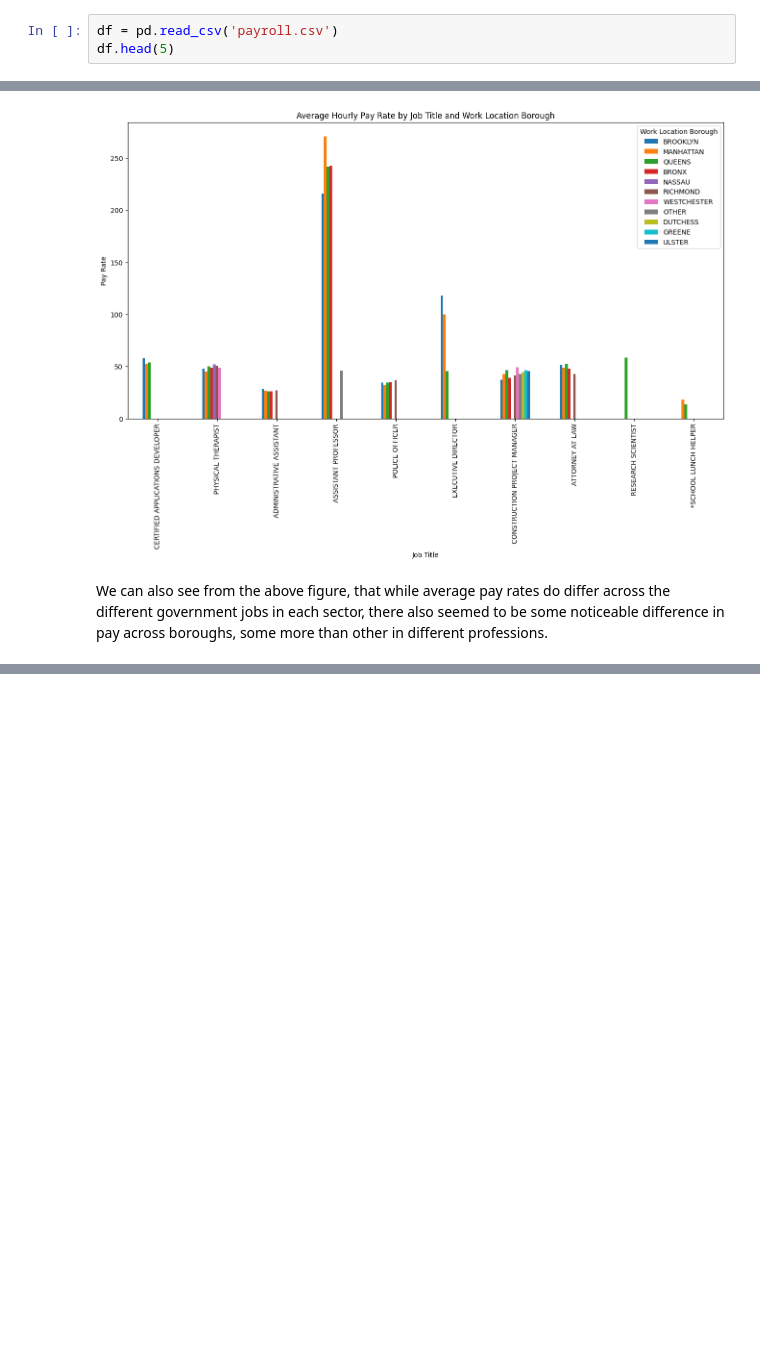
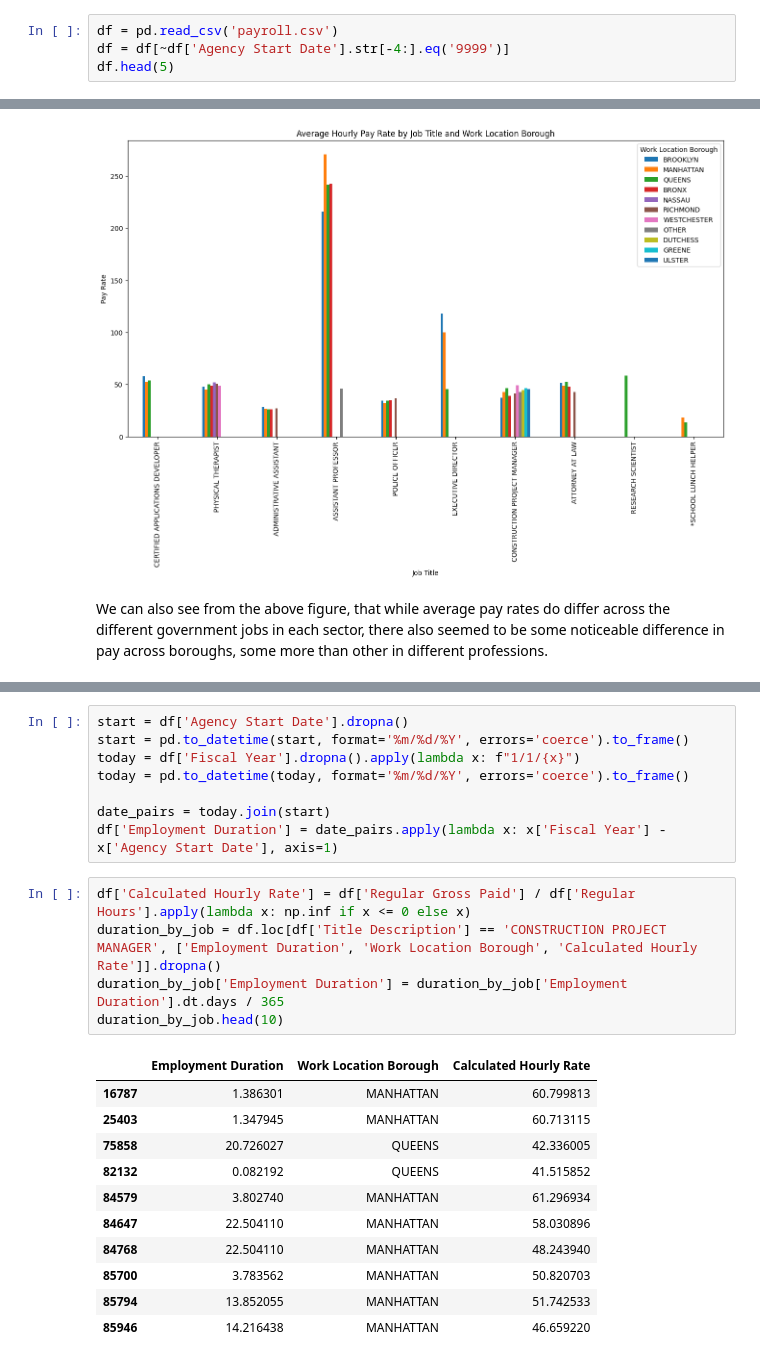
Before and after one commit to eazar001/cspb4502_data_mining_group6, a Jupyter notebook: q2.ipynb, the cells around one changed output, grey strips where cells are left out. Drawn from its saved outputs; the diff is of its cells as text; blank space fills up the shorter version.

```diff
--- a/q2.ipynb
+++ b/q2.ipynb
@@ -7,5 +9,6 @@ import matplotlib.pyplot as plt
 # %%
 df = pd.read_csv('payroll.csv')
+df = df[~df['Agency Start Date'].str[-4:].eq('9999')]
 df.head(5)
 # %% [output]
 |  | Fiscal Year | Payroll Number | Agency Name | Last Name | First Name | Mid Init | Agency Start Date | ... |
@@ -94,0 +135,25 @@ We can also see from the above figure, that while average pay rates do differ ac
+# %%
+start = df['Agency Start Date'].dropna()
+start = pd.to_datetime(start, format='%m/%d/%Y', errors='coerce').to_frame()
+today = df['Fiscal Year'].dropna().apply(lambda x: f"1/1/{x}")
+today = pd.to_datetime(today, format='%m/%d/%Y', errors='coerce').to_frame()
+
+date_pairs = today.join(start)
+df['Employment Duration'] = date_pairs.apply(lambda x: x['Fiscal Year'] - x['Agency Start Date'], axis=1)
+# %%
+df['Calculated Hourly Rate'] = df['Regular Gross Paid'] / df['Regular Hours'].apply(lambda x: np.inf if x <= 0 else x)
+duration_by_job = df.loc[df['Title Description'] == 'CONSTRUCTION PROJECT MANAGER', ['Employment Duration', 'Work Location Borough', 'Calculated Hourly Rate']].dropna()
+duration_by_job['Employment Duration'] = duration_by_job['Employment Duration'].dt.days / 365
+duration_by_job.head(10)
+# %% [output]
+|  | Employment Duration | Work Location Borough | Calculated Hourly Rate |
+| 16787 | 1.386301 | MANHATTAN | 60.799813 |
+| 25403 | 1.347945 | MANHATTAN | 60.713115 |
+| 75858 | 20.726027 | QUEENS | 42.336005 |
+| 82132 | 0.082192 | QUEENS | 41.515852 |
+| 84579 | 3.802740 | MANHATTAN | 61.296934 |
+| 84647 | 22.504110 | MANHATTAN | 58.030896 |
+| 84768 | 22.504110 | MANHATTAN | 48.243940 |
+| 85700 | 3.783562 | MANHATTAN | 50.820703 |
+| 85794 | 13.852055 | MANHATTAN | 51.742533 |
+| 85946 | 14.216438 | MANHATTAN | 46.659220 |
```
Also changed, not shown: parts of 9 cells of this notebook.
